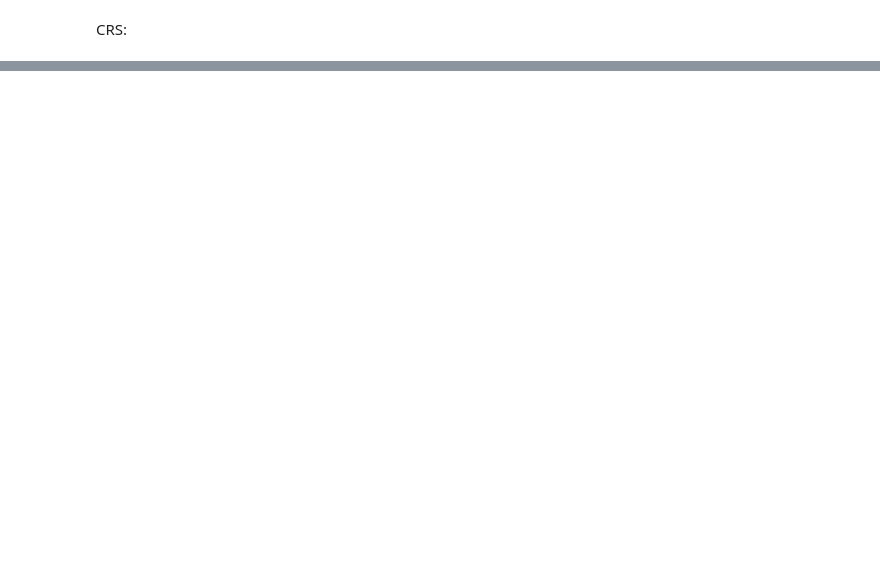
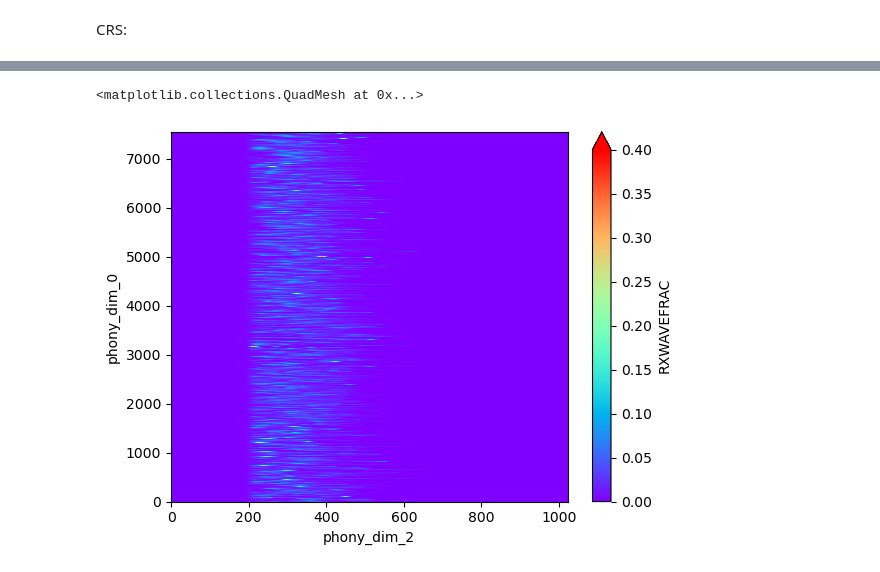
Before and after one commit to rs9w33/mangrove, a Jupyter notebook: lulc.ipynb, the cells around one changed output, grey strips where cells are left out. Drawn from its saved outputs; the diff is of its cells as text; code cells hidden in the pictures; blank space fills up the shorter version.

```diff
--- a/lulc.ipynb
+++ b/lulc.ipynb
@@ -73,0 +96,3 @@ ds.plot()
+# %%
+import xarray as xr
+ds = xr.open_dataset(r"C:\Users\gwee\Downloads\Polygon_002_utm_50N_0_waveforms 1.h5")
@@ -73,0 +119,5 @@ ds.plot()
+# %%
+ds.RXWAVEFRAC.plot(cmap='turbo', vmin=0, vmax=0.4)
+# %% [output]
+<matplotlib.collections.QuadMesh at 0x...>
+[figure, added]
```
Also changed, not shown: parts of 11 cells of this notebook, 2 other files.
